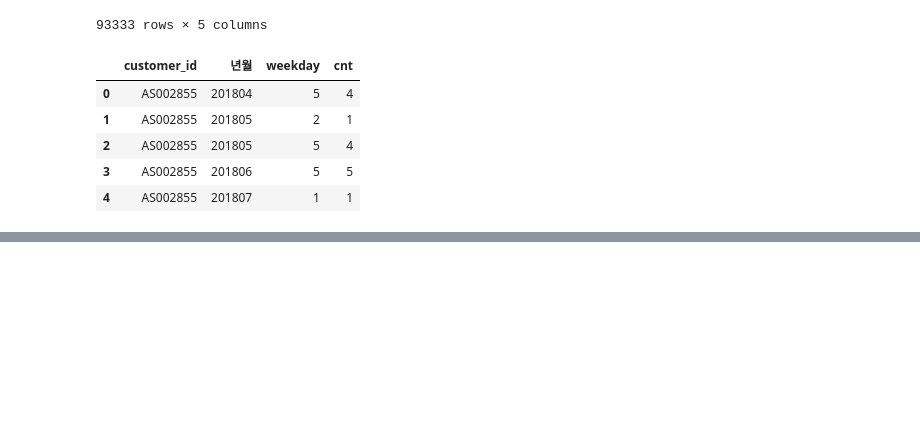
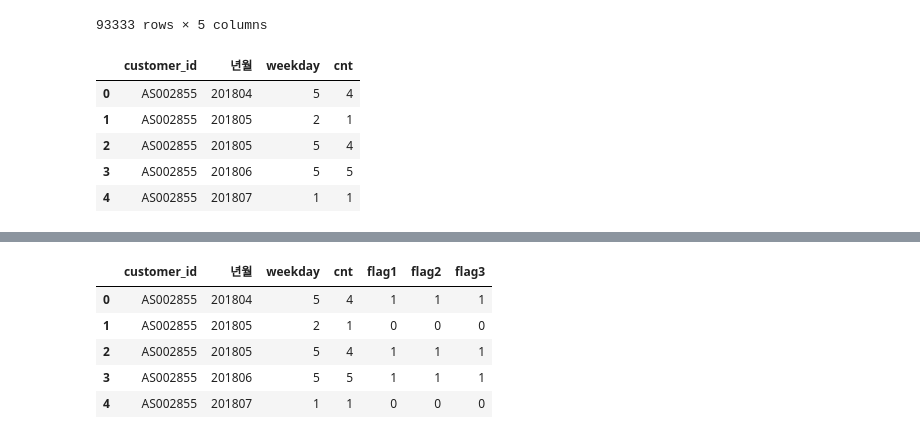
Before and after one commit to eeyeji/MachineLearning, a Jupyter notebook: 7일차/Example.ipynb, the cells around one changed output, grey strips where cells are left out. Saved outputs shown, nothing was run; the diff lists cells and outputs as text; code cells hidden in the pictures; blank space fills up the shorter version.

```diff
--- a/7일차/Example.ipynb
+++ b/7일차/Example.ipynb
@@ -402,0 +407,5 @@ ul_week.head()
+# %%
+#방법1: apply lambda
+#                                       x가 4이상이면 1의 값을 갖고 아니면 0을 갖는다.
+ul_week['flag1'] = ul_week['cnt'].apply(lambda x : 1 if x >= 4 else 0)
+ul_week.head()
@@ -402,0 +419,6 @@ ul_week.head()
+# %%
+#방법2: 불리언 인덱싱
+ul_week['flag2']=0
+is_over4 = (ul_week['cnt']>=4)
+ul_week.loc[(is_over4), 'flag2'] = 1
+ul_week.head()
@@ -402,0 +432,13 @@ ul_week.head()
+# %%
+#방법3: where문 사용
+ul_week['flag3'] = 0
+#조건이 참이면 0이고 거짓이면 1을 넣음
+ul_week['flag3'] = ul_week['flag3'].where(ul_week['cnt']<4, 1)
+ul_week.head()
+# %% [output]
+|  | customer_id | 년월 | weekday | cnt | flag1 | flag2 | flag3 |
+| 0 | AS002855 | 201804 | 5 | 4 | 1 | 1 | 1 |
+| 1 | AS002855 | 201805 | 2 | 1 | 0 | 0 | 0 |
+| 2 | AS002855 | 201805 | 5 | 4 | 1 | 1 | 1 |
+| 3 | AS002855 | 201806 | 5 | 5 | 1 | 1 | 1 |
+| 4 | AS002855 | 201807 | 1 | 1 | 0 | 0 | 0 |
```
Also changed, not shown: parts of 4 cells of this notebook.
